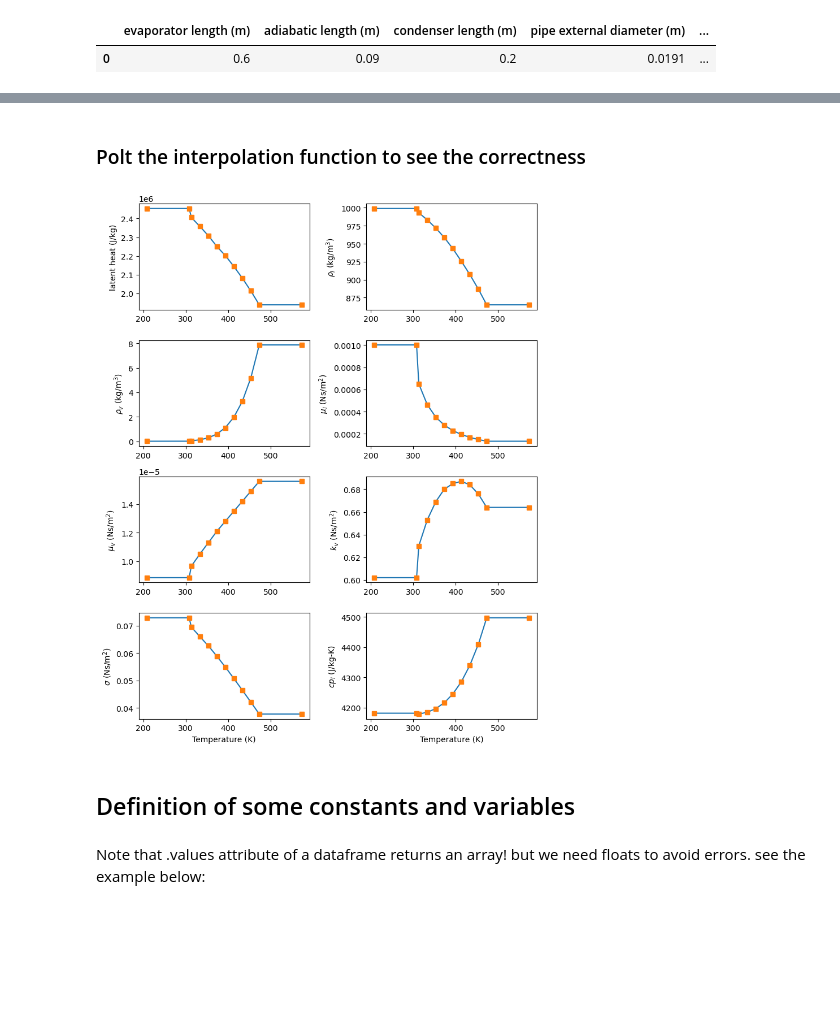
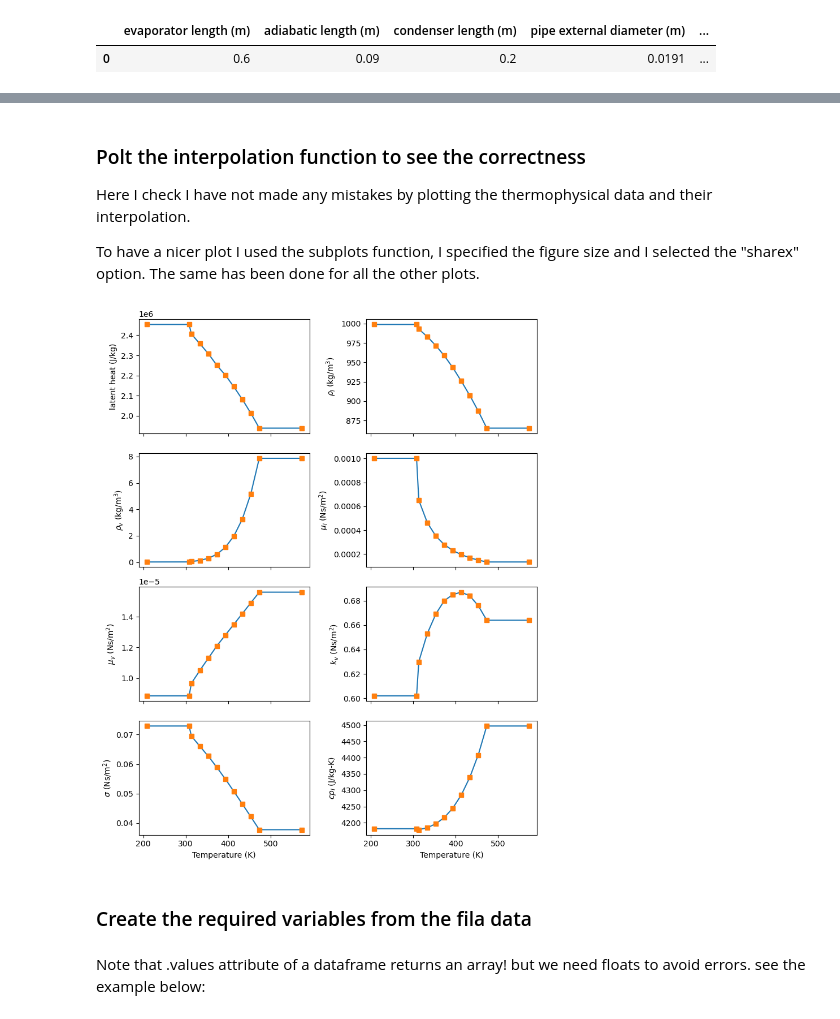
Before and after one commit to riccardoBocce/python_exam, a Jupyter notebook: heat_pipe_modeling.ipynb, the cells around one changed output, grey strips where cells are left out. Drawn from its saved outputs; the diff is of its cells as text; code cells hidden in the pictures; blank space fills up the shorter version.

```diff
--- a/heat_pipe_modeling.ipynb
+++ b/heat_pipe_modeling.ipynb
@@ -165,6 +256,10 @@ cl_sat = interpolate.interp1d(temperature_for_fit, liquidcapacity_for_fit,kind =
 temperature_for_plot = np.linspace(temperature_for_fit[0],temperature_for_fit[-1], 1000)
 # %% [markdown]
 ### Polt the interpolation function to see the correctness
+
+Here I check I have not made any mistakes by plotting the thermophysical data and their interpolation.
+
+To have a nicer plot I used the subplots function, I specified the figure size and I selected the "sharex" option. The same has been done for all the other plots.
 # %%
 %matplotlib inline
 # %%
@@ -173,7 +268,7 @@ import matplotlib.pyplot as plt
 
 #create subplots
 
-fig, axs = plt.subplots(4,2, figsize = (8,10))
+fig, axs = plt.subplots(4,2,sharex=True, figsize = (8,10))
 
 
 axs[0,0].plot(temperature_for_plot,hlv_sat(temperature_for_plot))
@@ -196,37 +291,37 @@ axs[2,0].plot(temperature_for_plot,muv_sat(temperature_for_plot))
 axs[2,0].plot(temperature_for_fit,vaporviscosity_for_fit, linestyle = "none", marker = "s")
 axs[2,0].set_ylabel("$\mu_v$ (Ns/m$^2$)")
 
 axs[2,1].plot(temperature_for_plot,kl_sat(temperature_for_plot))
 axs[2,1].plot(temperature_for_fit,liquidconductivity_for_fit, linestyle = "none", marker = "s")
 axs[2,1].set_ylabel("$k_v$ (Ns/m$^2$)")
 
 axs[3,0].plot(temperature_for_plot,sigma_sat(temperature_for_plot))
 axs[3,0].plot(temperature_for_fit,liquidtension_for_fit, linestyle = "none", marker = "s")
 axs[3,0].set_ylabel("$\sigma$ (Ns/m$^2$)")
 axs[3,0].set_xlabel("Temperature (K)")
 
 axs[3,1].plot(temperature_for_plot,cl_sat(temperature_for_plot))
 axs[3,1].plot(temperature_for_fit,liquidcapacity_for_fit, linestyle = "none", marker = "s")
 axs[3,1].set_ylabel("$cp_l$ (J/kg-K)")
 axs[3,1].set_xlabel("Temperature (K)")
 
 axs[3,0].ticklabel_format(style="sci", axis = "y")
 axs[3,1].ticklabel_format(style="sci", axis = "y")
 
 axs[2,0].ticklabel_format(style="sci", axis = "y")
 axs[2,1].ticklabel_format(style="sci", axis = "y")
 
 axs[1,0].ticklabel_format(style="sci", axis = "y")
 axs[1,1].ticklabel_format(style="sci", axis = "y")
 
 axs[0,0].ticklabel_format(style="sci", axis = "y")
 axs[0,1].ticklabel_format(style="sci", axis = "y")
 
-fig.tight_layout() #djust space between subplots, minimize overlap
+fig.tight_layout() #adjust space between subplots, minimize overlap
 # %% [output]
-[figure, old version]
+[figure, new version]
 # %% [markdown]
-## Definition of some constants and variables
+### Create the required variables from the fila data
 # %% [markdown]
 Note that .values attribute of a dataframe returns an array! but we need floats to avoid errors. see the example below:
 # %%
```
Also changed, not shown: parts of 37 cells of this notebook, 1 other file.
